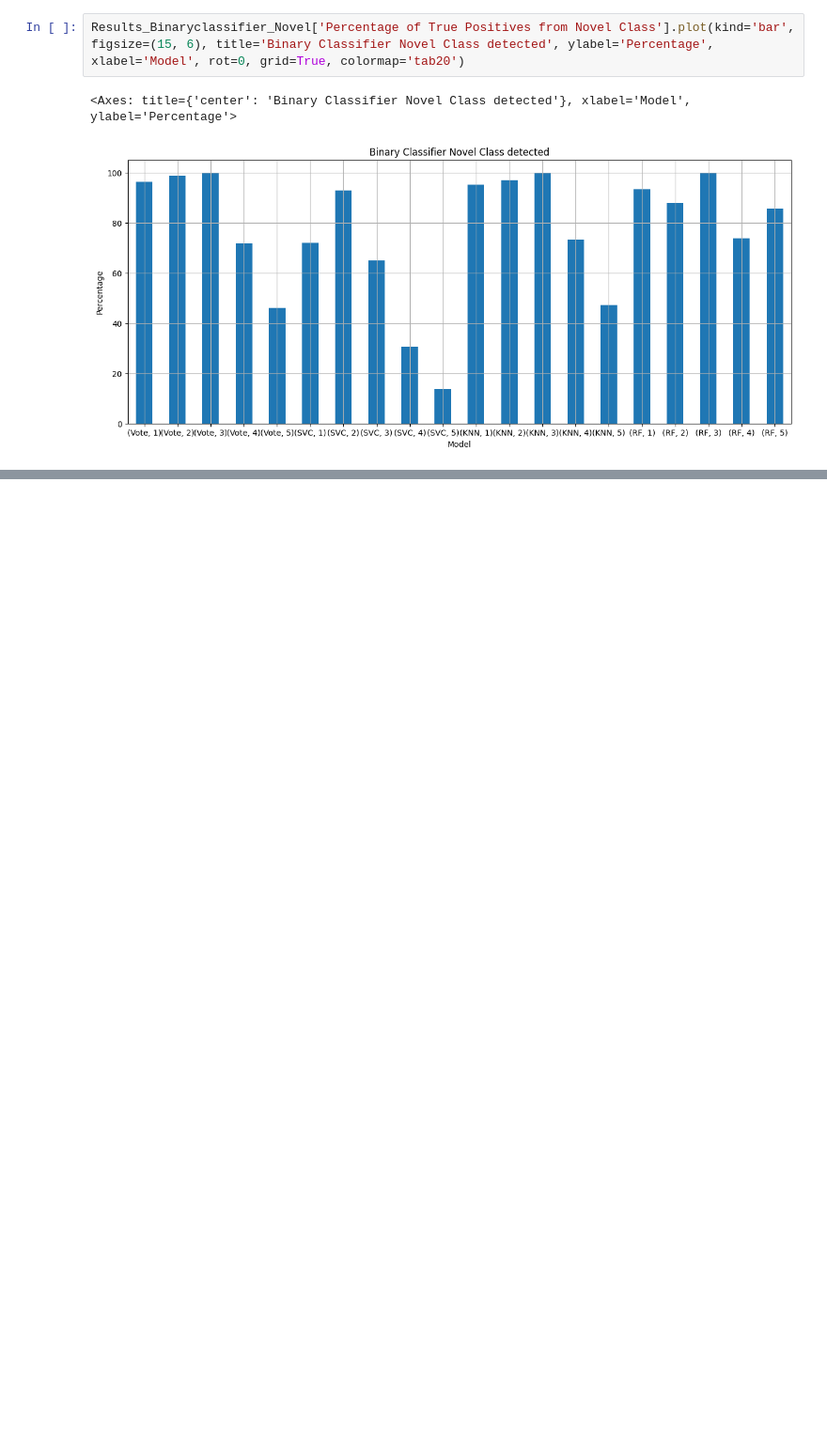
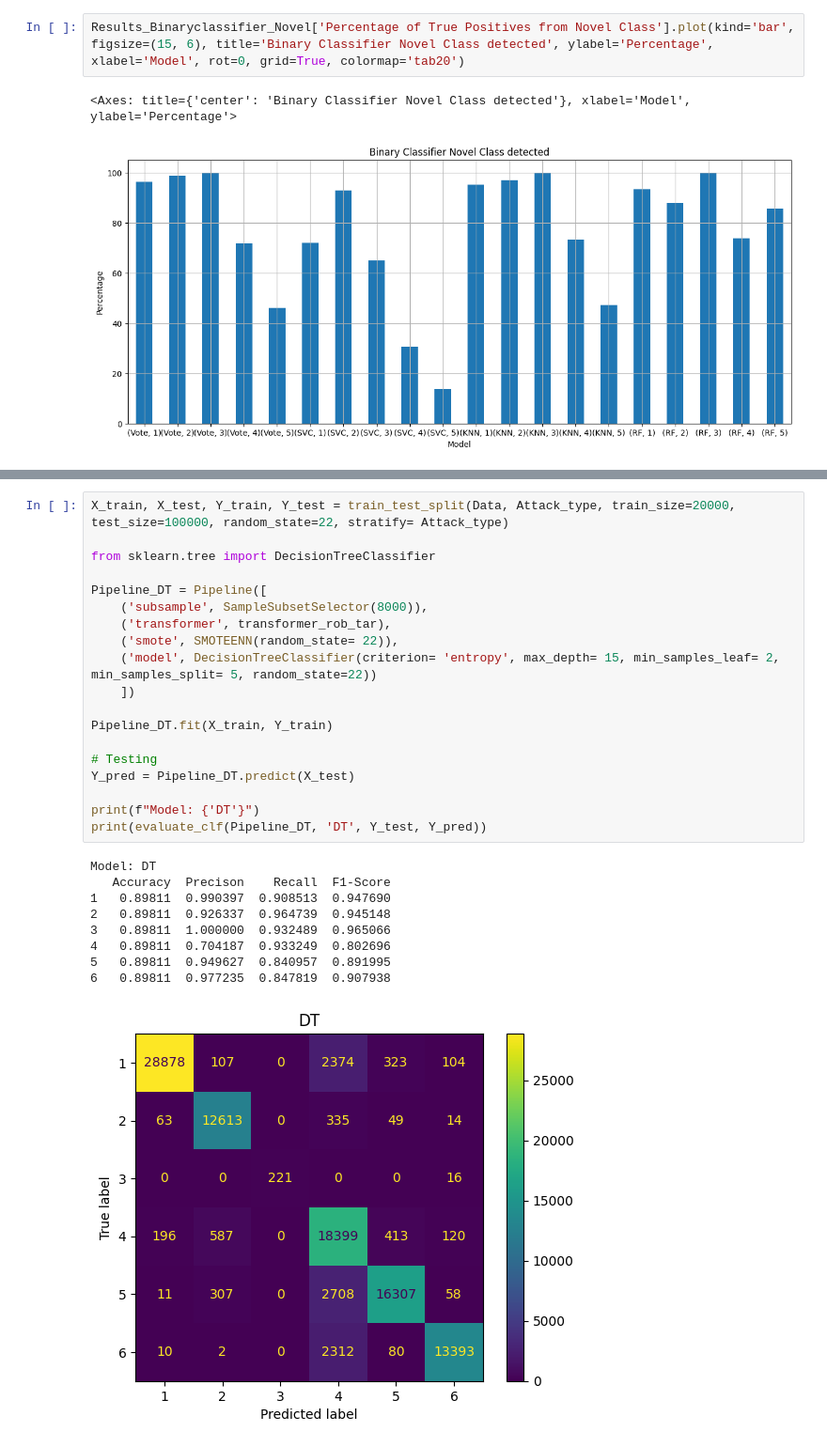
Before and after one commit to Harish-Projects/Bachelorarbeit, a Jupyter notebook: Source/Pipelines.ipynb, the cells around one changed output, grey strips where cells are left out. Shown at 94% size. Saved outputs shown, nothing was run; the diff lists cells and outputs as text; blank space fills up the shorter version.

```diff
--- a/Source/Pipelines.ipynb
+++ b/Source/Pipelines.ipynb
@@ -890,0 +917,29 @@ Results_Binaryclassifier_Novel['Percentage of True Positives from Novel Class'].
+# %%
+X_train, X_test, Y_train, Y_test = train_test_split(Data, Attack_type, train_size=20000, test_size=100000, random_state=22, stratify= Attack_type)
+
+from sklearn.tree import DecisionTreeClassifier
+
+Pipeline_DT = Pipeline([
+    ('subsample', SampleSubsetSelector(8000)),
+    ('transformer', transformer_rob_tar),
+    ('smote', SMOTEENN(random_state= 22)),
+    ('model', DecisionTreeClassifier(criterion= 'entropy', max_depth= 15, min_samples_leaf= 2, min_samples_split= 5, random_state=22))
+    ])
+
+Pipeline_DT.fit(X_train, Y_train)
+
+# Testing
+Y_pred = Pipeline_DT.predict(X_test)
+
+print(f"Model: {'DT'}")
+print(evaluate_clf(Pipeline_DT, 'DT', Y_test, Y_pred))
+# %% [output]
+Model: DT
+   Accuracy  Precison    Recall  F1-Score
+1   0.89811  0.990397  0.908513  0.947690
+2   0.89811  0.926337  0.964739  0.945148
+3   0.89811  1.000000  0.932489  0.965066
+4   0.89811  0.704187  0.933249  0.802696
+5   0.89811  0.949627  0.840957  0.891995
+6   0.89811  0.977235  0.847819  0.907938
+[figure, added]
```
Also changed, not shown: parts of 6 cells of this notebook, 2 other files.
